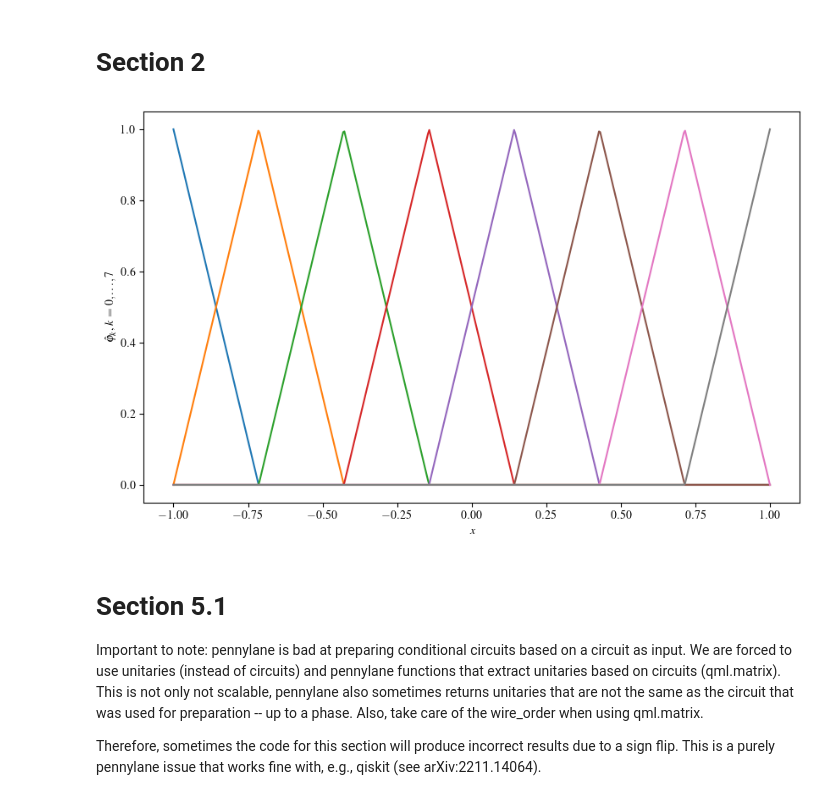
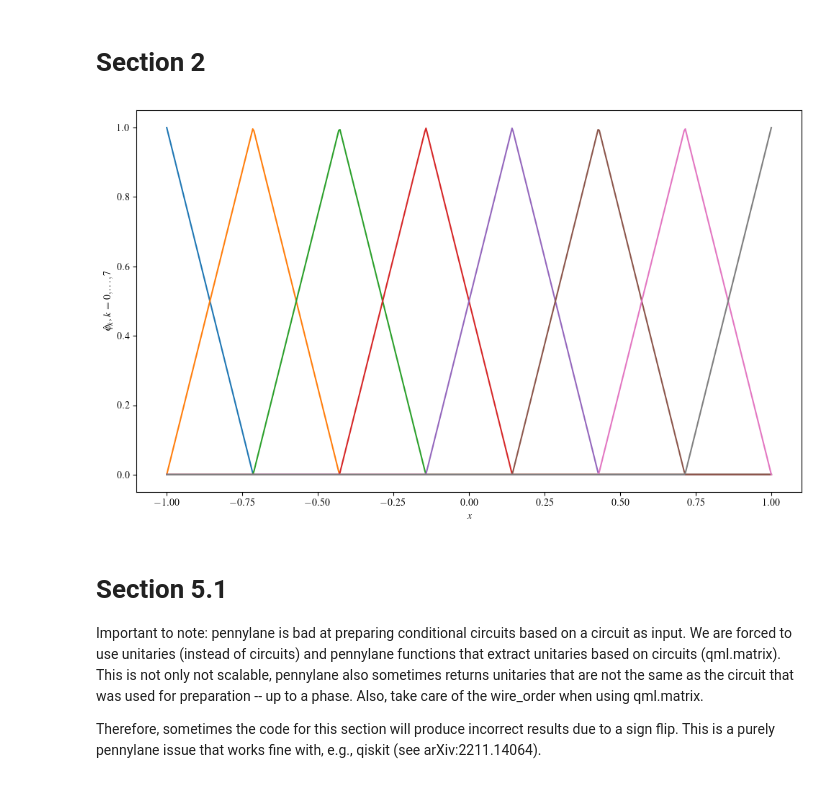
Before and after one commit to MazenAli/PPTNQFE_Examples, a Jupyter notebook: pdes.ipynb, the cells around one changed output. Saved outputs shown, nothing was run; the diff lists cells and outputs as text; code cells hidden in the pictures.

Commit message:
unify figures

```diff
--- a/pdes.ipynb
+++ b/pdes.ipynb
@@ -15,23 +15,24 @@ from qulearn.qlayer import HatBasisQFE
 # %%
 num_qubits = 3
 num_nodes = 2**num_qubits
 a = -1.0
 b = 1.0
 hat_basis = HatBasis(a=a, b=b, num_nodes=num_nodes)
 
 num_pnts = 500
 xvals = torch.linspace(-1.0, 1.0, num_pnts)
 basis_vectors = hat_basis.eval_basis_vector(xvals)
 
 plt.figure(figsize=(10, 6))
 for i in range(basis_vectors.shape[1]):
     plt.plot(xvals, basis_vectors[:, i])
 plt.xlabel('$x$')
 plt.ylabel('$\hat{\\varphi}_k$, $k=0,\ldots,7$')
+plt.tight_layout()
 plt.savefig('./figures/hat_basis.pdf', format='pdf', bbox_inches='tight')
 plt.show()
 # %% [output]
-[figure, old version]
+[figure, new version]
 # %% [markdown]
 # Section 5.1
 Important to note: pennylane is bad at preparing conditional circuits based on a circuit
```
Also changed, not shown: parts of 2 cells of this notebook, 16 other files.
